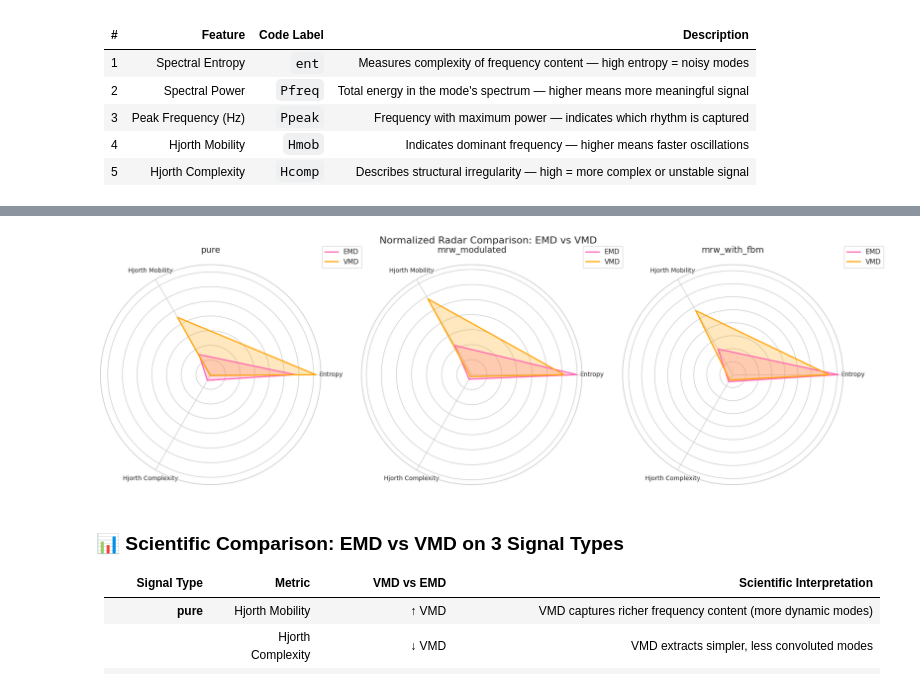
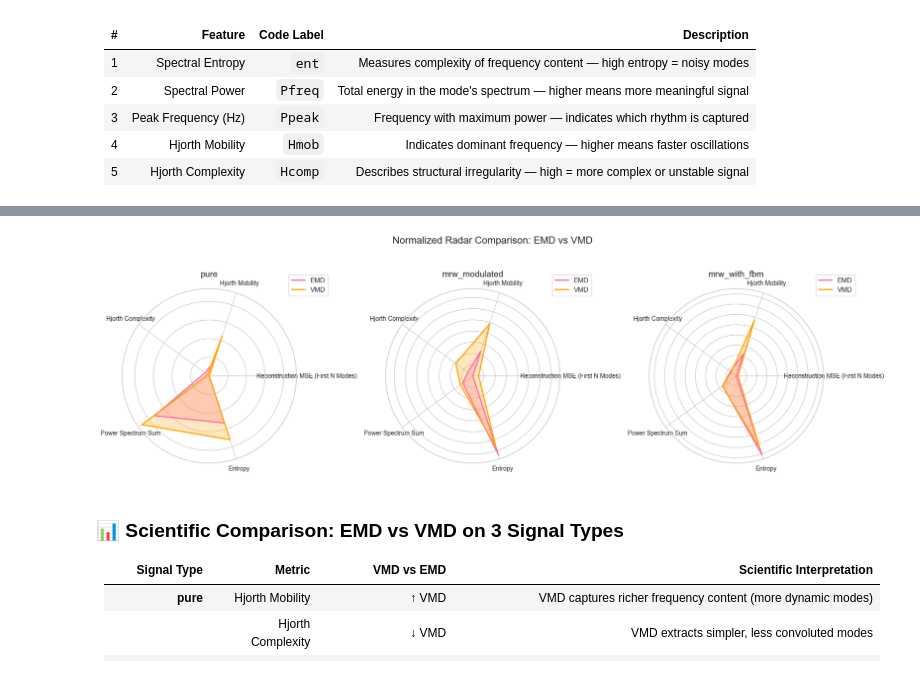
Before and after one commit to sbendimerad/mfa-internship, a Jupyter notebook: notebooks/01_synthetic_pipeline.ipynb, the cells around one changed output, grey strips where cells are left out. Saved outputs shown, nothing was run; the diff lists cells and outputs as text; code cells hidden in the pictures.

Commit message:
update plotting and features files

```diff
--- a/notebooks/01_synthetic_pipeline.ipynb
+++ b/notebooks/01_synthetic_pipeline.ipynb
@@ -169,10 +329,6 @@ signal_names = ["pure", "mrw_modulated", "mrw_with_fbm"]
 fs = 250  # Hz
 duration = 300.0       # Duration to plot (in seconds)
 max_points = 1000      # Optional: downsample to this number of points
-
-n_modes = 5
-max_imfs = 8
-max_modes = 8
 # %% [markdown]
 ### Run the Decompositions:
 # %%
@@ -242,0 +397,11 @@ Saved VMD for mrw_with_fbm
+# %%
+# Extract the features
+for name in signal_names:
+    output_dir = os.path.join(output_base, name)
+
+    for method in methods:
+        modes_path = os.path.join(output_dir, method, "modes", f"{name}_modes.npy")
+        features_path = os.path.join(output_dir, method, "features", f"{name}_features.csv")
+        os.makedirs(os.path.dirname(features_path), exist_ok=True)
+
+        compute_features_from_modes_and_save(modes_path, features_path, fs)
@@ -248,7 +440,7 @@ report_df = summarize_decomposition_results(
     signal_names=signal_names,        # corresponding names
     sfreq=250,                        # your sampling frequency
     base_dir="../results/synthetic",     # change if you're saving somewhere else
-    n_modes_to_use=4                  # how many modes to use in partial reconstruction
+    n_modes_to_use=None                  # how many modes to use in partial reconstruction
 )
 # %%
 #report_df.to_csv("../results/synthetic/report_synthetic.csv", index=False, mode="a" )
@@ -335,7 +497,7 @@ for signal in signals:
 
     # Add horizontal lines for target frequencies
     for freq in [6, 10, 30, 80]:
-        ax.axhline(freq, linestyle="--", color="gray", linewidth=0.5)
+        ax.axhline(freq, linestyle="--", color="blue", linewidth=0.5)
 
     ax.set_title(f"Peak Frequencies per Mode (Signal: {signal})")
     ax.set_xlabel("Mode Index")
@@ -352,45 +514,63 @@ for signal in signals:
 # %%
+import numpy as np
+import matplotlib.pyplot as plt
+from sklearn.preprocessing import MinMaxScaler
+
 # Select relevant features for radar plot
-#radar_features = ["Entropy", "Power Spectrum Sum", "Hjorth Mobility", "Hjorth Complexity"]
-radar_features = ["Entropy","Hjorth Mobility", "Hjorth Complexity"]
+radar_features = [
+    "Reconstruction MSE (First N Modes)",
+    "Hjorth Mobility",
+    "Hjorth Complexity",
+    "Power Spectrum Sum",
+    "Entropy"
+]
 
-# Normalize selected features
+# Copy df to avoid modifying original
+df_plot = report_df.copy()
+
+# Normalize selected features to [0,1]
+df_plot["Power Spectrum Sum"] = np.log10(report_df["Power Spectrum Sum"] + 1e-10)
 scaler = MinMaxScaler()
-report_df[radar_features] = scaler.fit_transform(report_df[radar_features])
+df_plot[radar_features] = scaler.fit_transform(df_plot[radar_features])
+
+# Invert MSE so higher is better (1 - normalized MSE)
+#df_plot["Reconstruction MSE (First N Modes)"] = 1 - df_plot["Reconstruction MSE (First N Modes)"]
+
 
 # Plot setup
-signals = report_df["Signal"].unique()
+signals = df_plot["Signal"].unique()
 angles = np.linspace(0, 2 * np.pi, len(radar_features), endpoint=False).tolist()
-angles += angles[:1]
+angles += angles[:1]  # close the loop
 
 colors = {
     "EMD": "#FF69B4",   # pink
     "VMD": "#FFA500"    # orange
 }
 
 fig, axs = plt.subplots(1, len(signals), figsize=(18, 6), subplot_kw=dict(polar=True))
 
 for i, signal in enumerate(signals):
     ax = axs[i]
     for method in ["EMD", "VMD"]:
-        subset = report_df[(report_df["Signal"] == signal) & (report_df["Method"] == method)]
+        subset = df_plot[(df_plot["Signal"] == signal) & (df_plot["Method"] == method)]
         if not subset.empty:
             values = subset[radar_features].mean().tolist()
-            values += values[:1]
+            values += values[:1]  # close the radar plot
             ax.plot(angles, values, label=method, color=colors[method], linewidth=2)
             ax.fill(angles, values, color=colors[method], alpha=0.25)
+
     ax.set_title(signal, size=14, pad=20)
     ax.set_xticks(angles[:-1])
     ax.set_xticklabels(radar_features, fontsize=10)
     ax.set_yticklabels([])
     ax.legend(loc="upper right", bbox_to_anchor=(1.2, 1.1))
 
 plt.suptitle("Normalized Radar Comparison: EMD vs VMD", fontsize=16)
 plt.tight_layout()
 plt.savefig("radar_horizontal_emd_vmd.png", dpi=300)
 plt.show()
 # %% [output]
-[figure, old version]
+[figure, new version]
 # %% [markdown]
 ### 📊 Scientific Comparison: EMD vs VMD on 3 Signal Types
 
```
Also changed, not shown: parts of 17 cells of this notebook, 29 other files.
